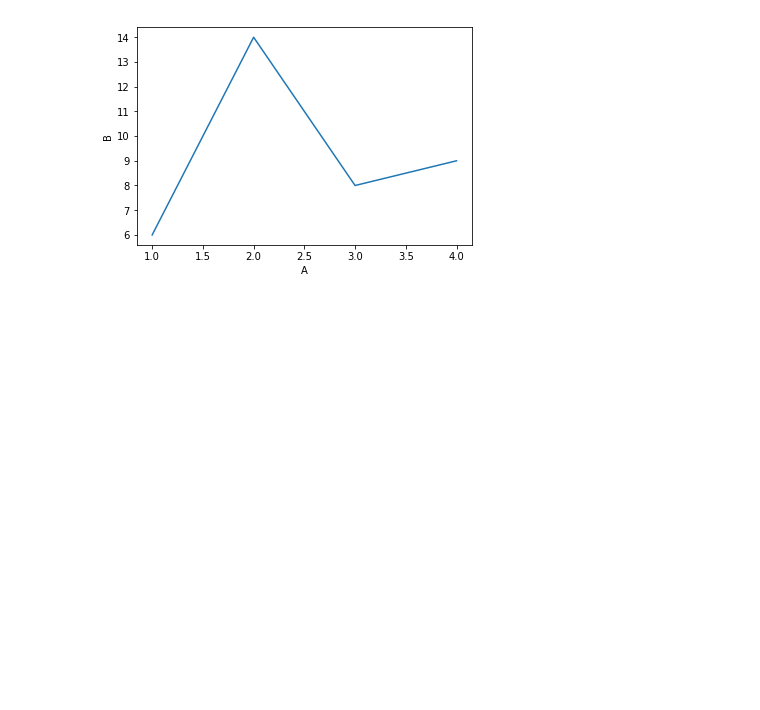
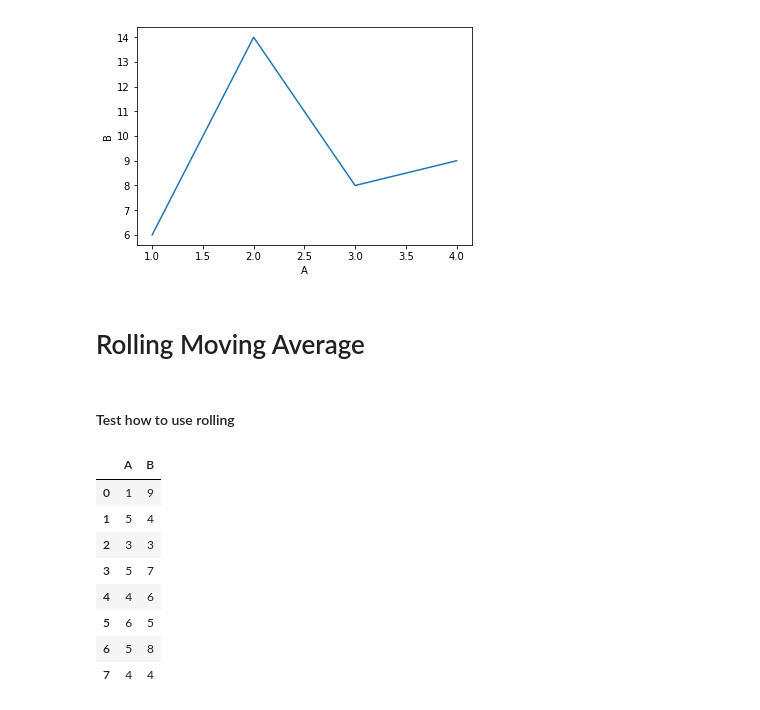
Before and after one commit to AdamBlomfield/mod_4_project, a Jupyter notebook: notebooks/ab_mod_4.ipynb, the cells around one changed output. Drawn from its saved outputs; the diff is of its cells as text; code cells hidden in the pictures; blank space fills up the shorter version.

```diff
--- a/notebooks/ab_mod_4.ipynb
+++ b/notebooks/ab_mod_4.ipynb
@@ -985,3 +991,5 @@ sns.lineplot('A', 'B', data=temp_dfA_B)
 # %% [output]
 <matplotlib.axes._subplots.AxesSubplot at 0x...>
 [figure]
+# %% [markdown]
+# Rolling Moving Average
@@ -987,0 +1009,15 @@ sns.lineplot('A', 'B', data=temp_dfA_B)
+# %% [markdown]
+#### Test how to use rolling
+# %%
+temp_df = pd.DataFrame({'A': [1,5,3,5,4,6,5,4], 'B': [9,4,3,7,6,5,8,4]})
+temp_df
+# %% [output]
+|  | A | B |
+| 0 | 1 | 9 |
+| 1 | 5 | 4 |
+| 2 | 3 | 3 |
+| 3 | 5 | 7 |
+| 4 | 4 | 6 |
+| 5 | 6 | 5 |
+| 6 | 5 | 8 |
+| 7 | 4 | 4 |
```
Also changed, not shown: parts of 6 cells of this notebook, 3 other files.
